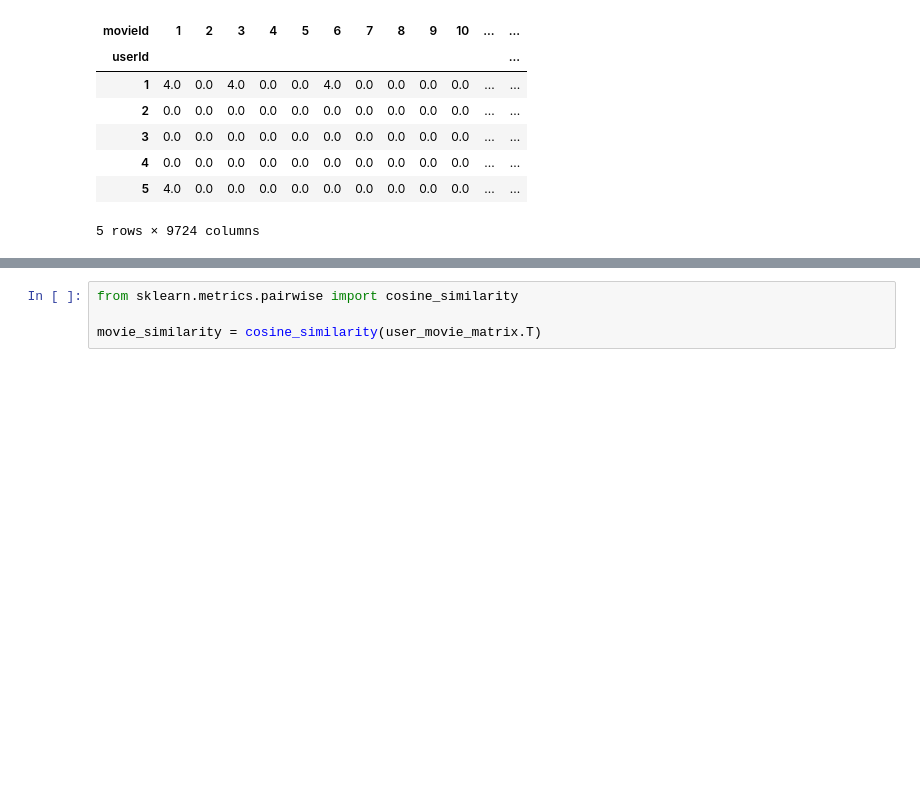
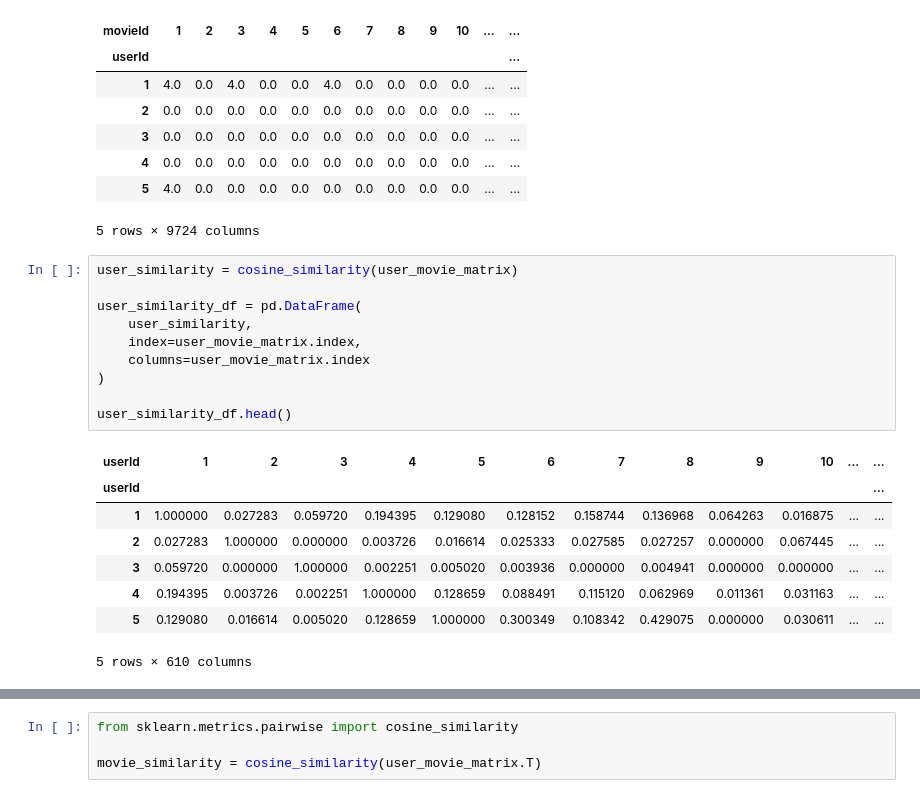
Before and after one commit to NishantRajora/Machine-Learning, a Jupyter notebook: l_16_2_Item_besed_recomendatin_system copy.ipynb, the cells around one changed output, grey strips where cells are left out. Saved outputs shown, nothing was run; the diff lists cells and outputs as text; blank space fills up the shorter version.

```diff
--- a/l_16_2_Item_besed_recomendatin_system copy.ipynb
+++ b/l_16_2_Item_besed_recomendatin_system copy.ipynb
@@ -53,3 +53,22 @@ user_movie_matrix.head()
 | 4 | 0.0 | 0.0 | 0.0 | 0.0 | 0.0 | 0.0 | 0.0 | 0.0 | 0.0 | 0.0 | ... | ... |
 | 5 | 4.0 | 0.0 | 0.0 | 0.0 | 0.0 | 0.0 | 0.0 | 0.0 | 0.0 | 0.0 | ... | ... |
 5 rows × 9724 columns
+# %%
+user_similarity = cosine_similarity(user_movie_matrix)
+
+user_similarity_df = pd.DataFrame(
+    user_similarity,
+    index=user_movie_matrix.index,
+    columns=user_movie_matrix.index
+)
+
+user_similarity_df.head()
+# %% [output]
+| userId | 1 | 2 | 3 | 4 | 5 | 6 | 7 | 8 | 9 | 10 | ... | ... |
+| userId |  |  |  |  |  |  |  |  |  |  |  | ... |
+| 1 | 1.000000 | 0.027283 | 0.059720 | 0.194395 | 0.129080 | 0.128152 | 0.158744 | 0.136968 | 0.064263 | 0.016875 | ... | ... |
+| 2 | 0.027283 | 1.000000 | 0.000000 | 0.003726 | 0.016614 | 0.025333 | 0.027585 | 0.027257 | 0.000000 | 0.067445 | ... | ... |
+| 3 | 0.059720 | 0.000000 | 1.000000 | 0.002251 | 0.005020 | 0.003936 | 0.000000 | 0.004941 | 0.000000 | 0.000000 | ... | ... |
+| 4 | 0.194395 | 0.003726 | 0.002251 | 1.000000 | 0.128659 | 0.088491 | 0.115120 | 0.062969 | 0.011361 | 0.031163 | ... | ... |
+| 5 | 0.129080 | 0.016614 | 0.005020 | 0.128659 | 1.000000 | 0.300349 | 0.108342 | 0.429075 | 0.000000 | 0.030611 | ... | ... |
+5 rows × 610 columns
```
Also changed, not shown: parts of 1 cell of this notebook, 1 other file.
